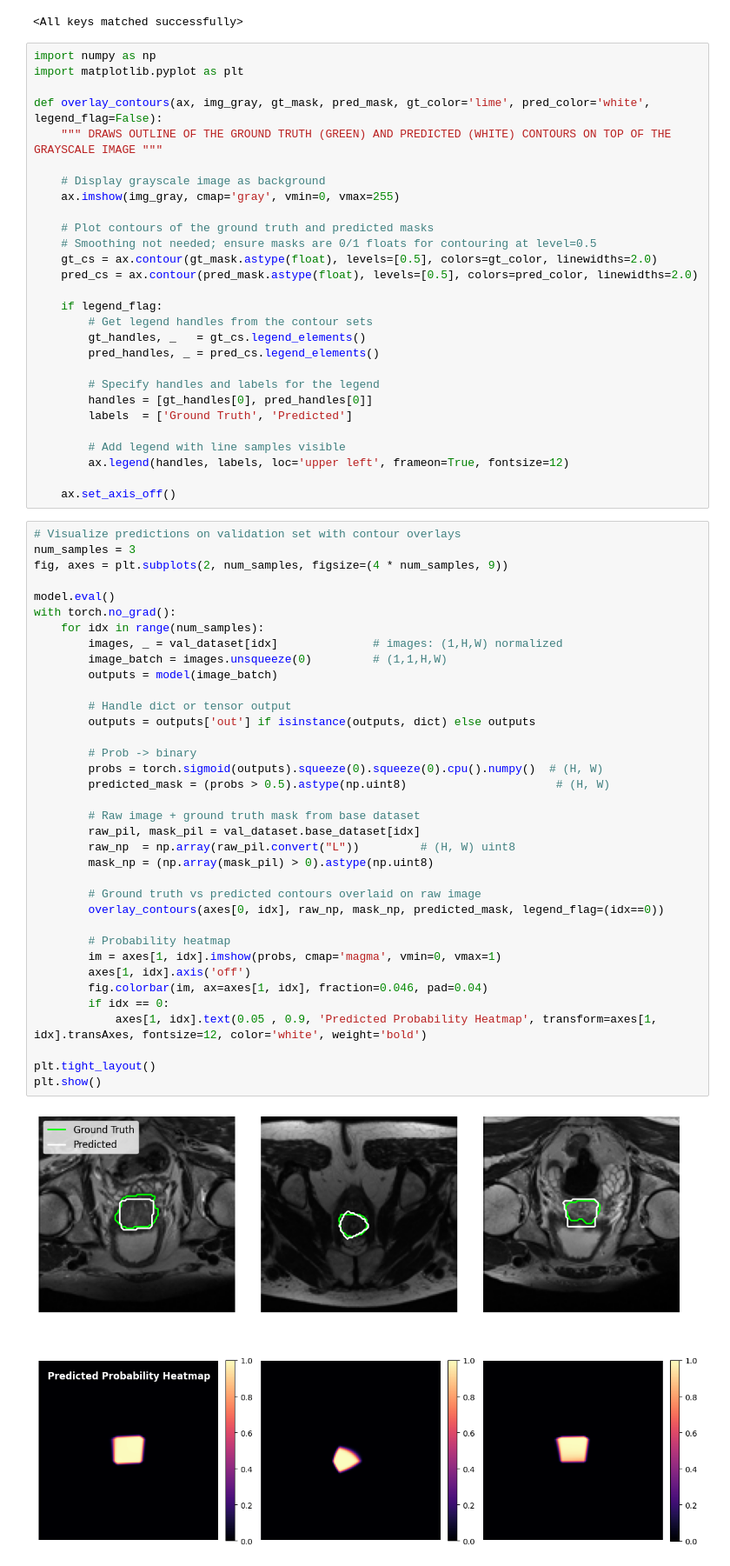
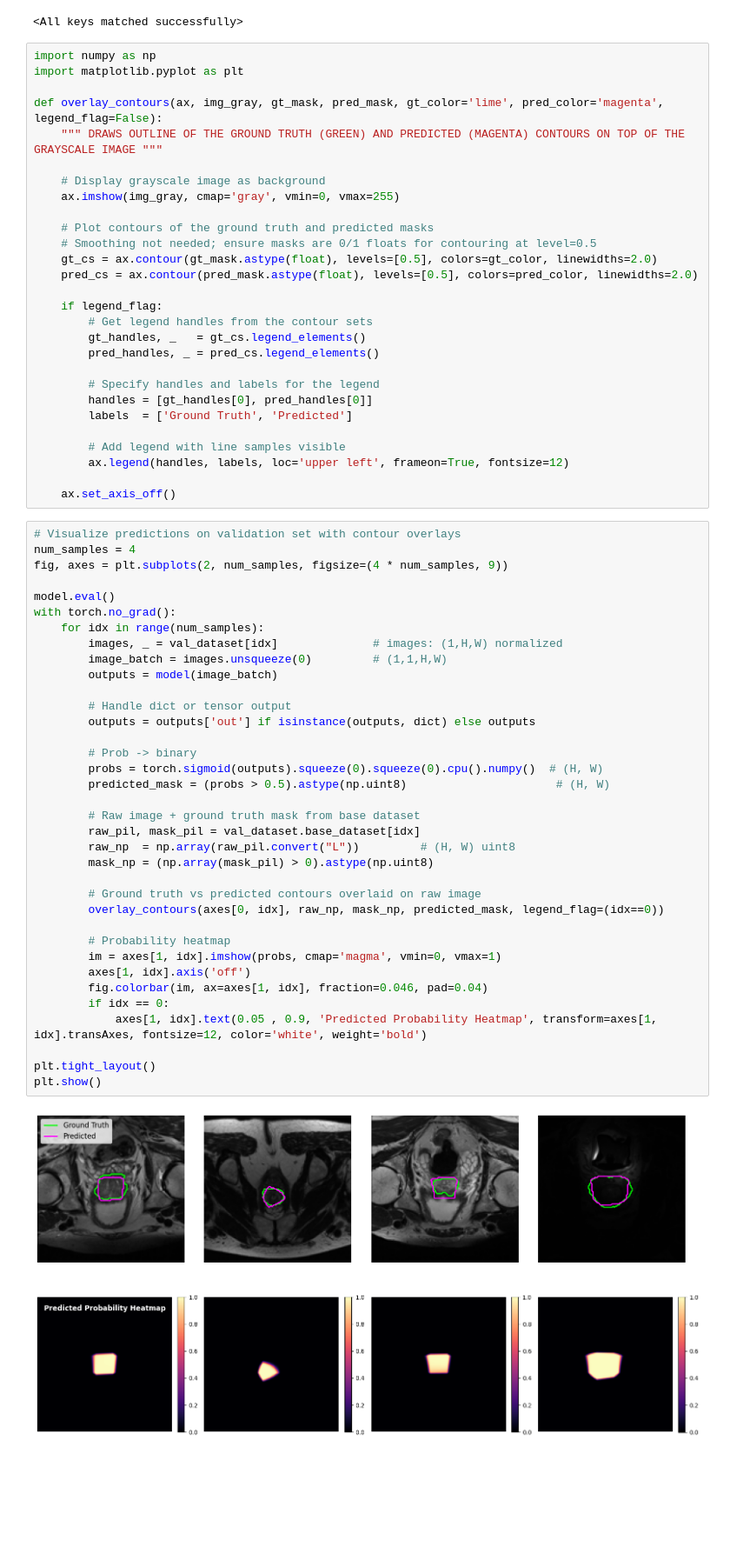
Before and after one commit to matthew-gerry/mri_segmentation_prostate, a Jupyter notebook: visualization.ipynb, the cells around one changed output. Shown at 87% size. Drawn from its saved outputs; the diff is of its cells as text; blank space fills up the shorter version.

Commit message:
updatpdated scripts to prepare for plots demonstrating model properties/performance

```diff
--- a/visualization.ipynb
+++ b/visualization.ipynb
@@ -31,8 +31,8 @@ model.load_state_dict(torch.load("prostate_transfer_model.pth"))
 import numpy as np
 import matplotlib.pyplot as plt
 
-def overlay_contours(ax, img_gray, gt_mask, pred_mask, gt_color='lime', pred_color='white', legend_flag=False):
-    """ DRAWS OUTLINE OF THE GROUND TRUTH (GREEN) AND PREDICTED (WHITE) CONTOURS ON TOP OF THE GRAYSCALE IMAGE """
+def overlay_contours(ax, img_gray, gt_mask, pred_mask, gt_color='lime', pred_color='magenta', legend_flag=False):
+    """ DRAWS OUTLINE OF THE GROUND TRUTH (GREEN) AND PREDICTED (MAGENTA) CONTOURS ON TOP OF THE GRAYSCALE IMAGE """
 
     # Display grayscale image as background
     ax.imshow(img_gray, cmap='gray', vmin=0, vmax=255)
@@ -57,7 +57,7 @@ def overlay_contours(ax, img_gray, gt_mask, pred_mask, gt_color='lime', pred_col
     ax.set_axis_off()
 # %%
 # Visualize predictions on validation set with contour overlays
-num_samples = 3
+num_samples = 4
 fig, axes = plt.subplots(2, num_samples, figsize=(4 * num_samples, 9))
 
 model.eval()
@@ -65,31 +65,31 @@ with torch.no_grad():
     for idx in range(num_samples):
         images, _ = val_dataset[idx]              # images: (1,H,W) normalized
         image_batch = images.unsqueeze(0)         # (1,1,H,W)
         outputs = model(image_batch)
 
         # Handle dict or tensor output
         outputs = outputs['out'] if isinstance(outputs, dict) else outputs
 
         # Prob -> binary
         probs = torch.sigmoid(outputs).squeeze(0).squeeze(0).cpu().numpy()  # (H, W)
         predicted_mask = (probs > 0.5).astype(np.uint8)                      # (H, W)
 
         # Raw image + ground truth mask from base dataset
         raw_pil, mask_pil = val_dataset.base_dataset[idx]
         raw_np  = np.array(raw_pil.convert("L"))         # (H, W) uint8
         mask_np = (np.array(mask_pil) > 0).astype(np.uint8)
 
         # Ground truth vs predicted contours overlaid on raw image
         overlay_contours(axes[0, idx], raw_np, mask_np, predicted_mask, legend_flag=(idx==0))
 
         # Probability heatmap
         im = axes[1, idx].imshow(probs, cmap='magma', vmin=0, vmax=1)
         axes[1, idx].axis('off')
         fig.colorbar(im, ax=axes[1, idx], fraction=0.046, pad=0.04)
         if idx == 0:
             axes[1, idx].text(0.05 , 0.9, 'Predicted Probability Heatmap', transform=axes[1, idx].transAxes, fontsize=12, color='white', weight='bold')
 
 plt.tight_layout()
 plt.show()
 # %% [output]
-[figure, old version]
+[figure, new version]
```
Also changed, not shown: parts of 4 cells of this notebook, 5 other files.
